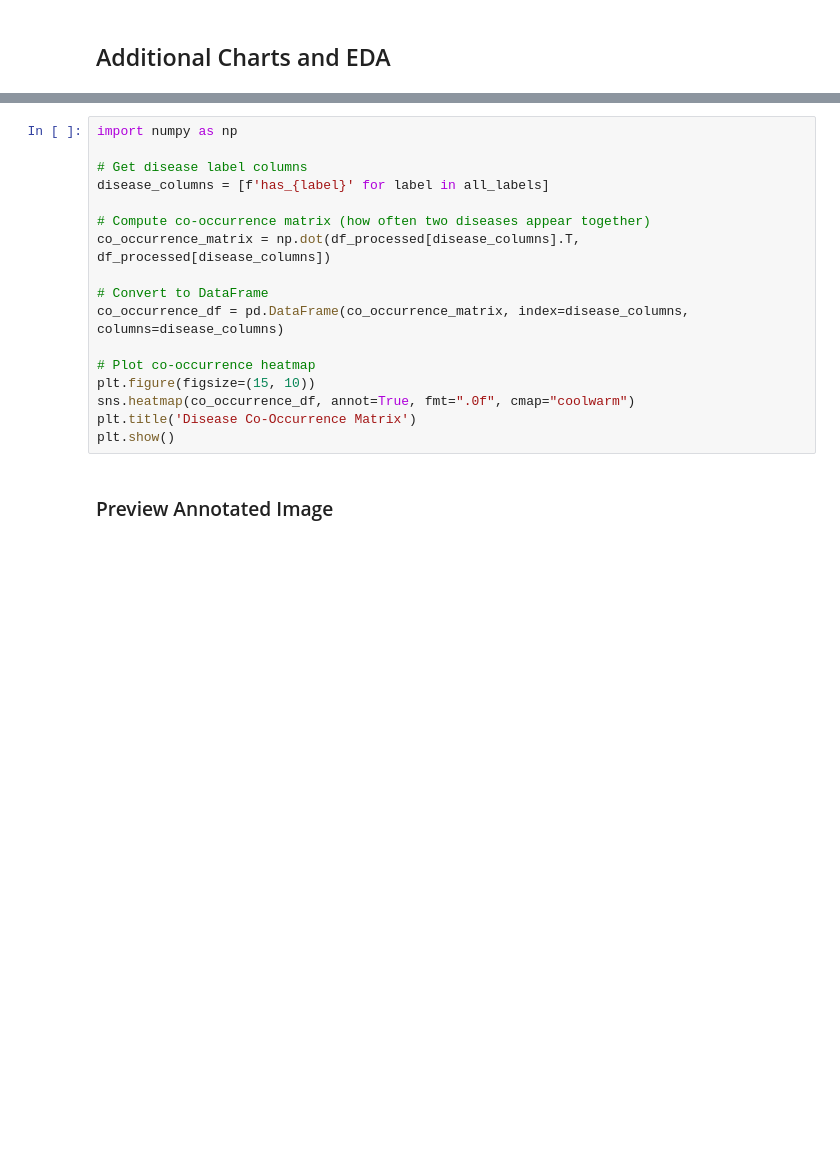
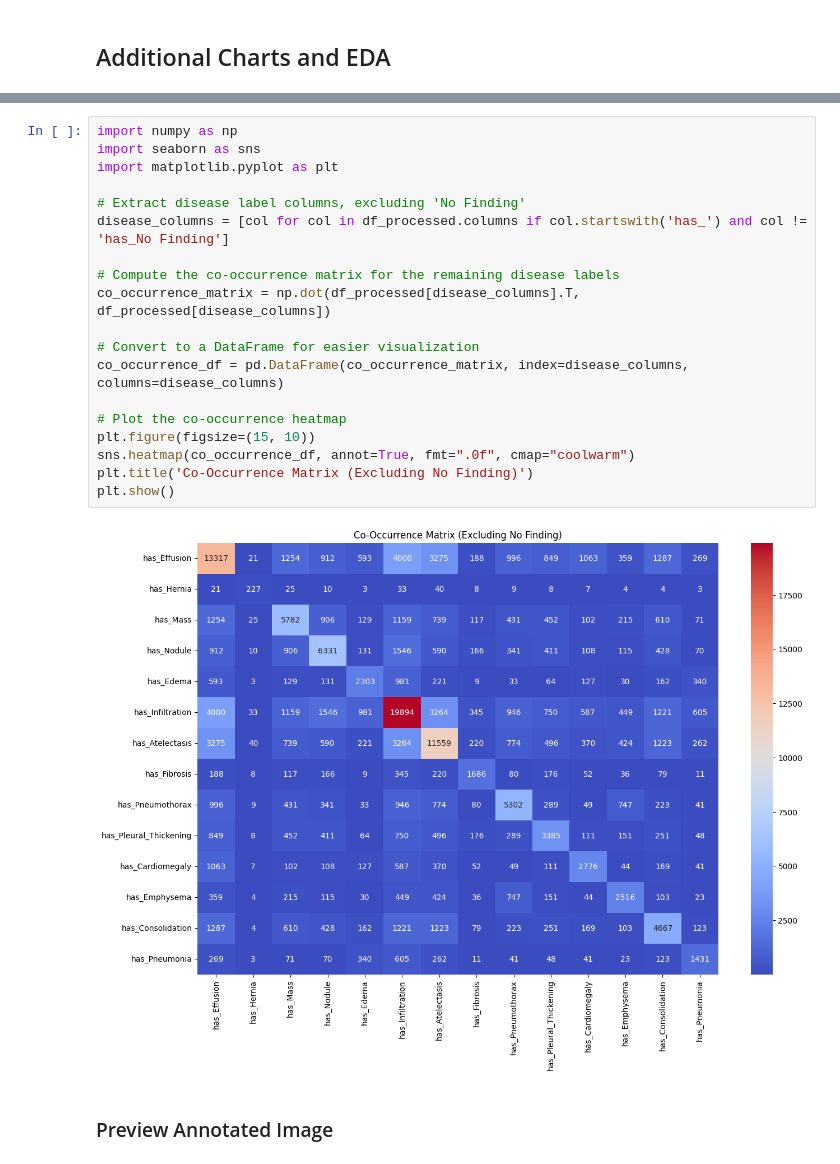
Before and after one commit to Aurora-Tek/AAI_Capstone_project, a Jupyter notebook: ChestXRays.ipynb, the cells around one changed output, grey strips where cells are left out. Saved outputs shown, nothing was run; the diff lists cells and outputs as text; blank space fills up the shorter version.

Commit message:
feat: add plots

```diff
--- a/ChestXRays.ipynb
+++ b/ChestXRays.ipynb
@@ -492,21 +493,25 @@ plt.show()
 [figure]
 # %%
 import numpy as np
+import seaborn as sns
+import matplotlib.pyplot as plt
 
-# Get disease label columns
-disease_columns = [f'has_{label}' for label in all_labels]
+# Extract disease label columns, excluding 'No Finding'
+disease_columns = [col for col in df_processed.columns if col.startswith('has_') and col != 'has_No Finding']
 
-# Compute co-occurrence matrix (how often two diseases appear together)
+# Compute the co-occurrence matrix for the remaining disease labels
 co_occurrence_matrix = np.dot(df_processed[disease_columns].T, df_processed[disease_columns])
 
-# Convert to DataFrame
+# Convert to a DataFrame for easier visualization
 co_occurrence_df = pd.DataFrame(co_occurrence_matrix, index=disease_columns, columns=disease_columns)
 
-# Plot co-occurrence heatmap
+# Plot the co-occurrence heatmap
 plt.figure(figsize=(15, 10))
 sns.heatmap(co_occurrence_df, annot=True, fmt=".0f", cmap="coolwarm")
-plt.title('Disease Co-Occurrence Matrix')
+plt.title('Co-Occurrence Matrix (Excluding No Finding)')
 plt.show()
+# %% [output]
+[figure, added]
 # %% [markdown]
 ### Preview Annotated Image
 # %%
```
Also changed, not shown: parts of 1 cell of this notebook.
